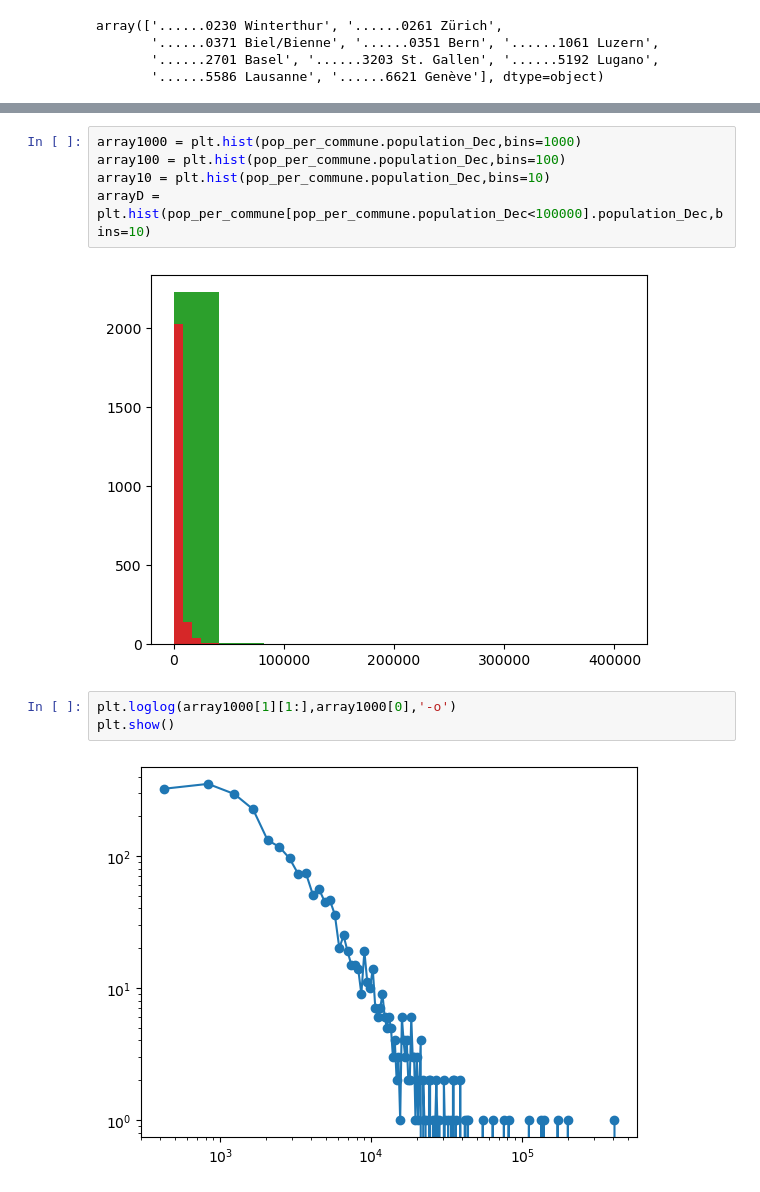
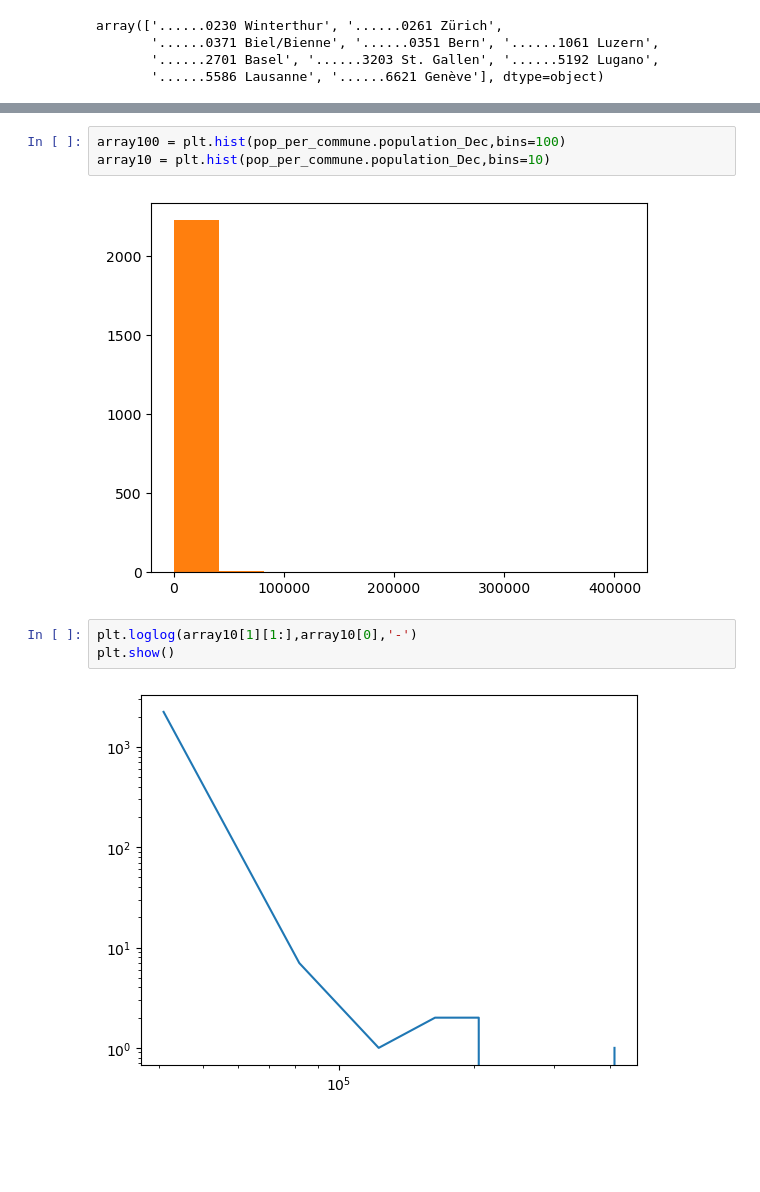
Before and after one commit to Jakhongir0103/epfl-ada, a Jupyter notebook: Exercises/02 - Data viz and data from the web/Becoming a DataVizard exercise.ipynb, the cells around one changed output, grey strips where cells are left out. Cells and saved outputs as stored; diff of their text form; blank space fills up the shorter version.

```diff
--- a/Exercises/02 - Data viz and data from the web/Becoming a DataVizard exercise.ipynb
+++ b/Exercises/02 - Data viz and data from the web/Becoming a DataVizard exercise.ipynb
@@ -501,13 +514,11 @@ plt.show()
 # %%
-array1000 = plt.hist(pop_per_commune.population_Dec,bins=1000)
 array100 = plt.hist(pop_per_commune.population_Dec,bins=100)
 array10 = plt.hist(pop_per_commune.population_Dec,bins=10)
-arrayD = plt.hist(pop_per_commune[pop_per_commune.population_Dec<100000].population_Dec,bins=10)
 # %% [output]
-[figure, old version]
+[figure, new version]
 # %%
-plt.loglog(array1000[1][1:],array1000[0],'-o')
+plt.loglog(array10[1][1:],array10[0],'-')
 plt.show()
 # %% [output]
-[figure, old version]
+[figure, new version]
 # %%
```
Also changed, not shown: parts of 19 cells of this notebook.
